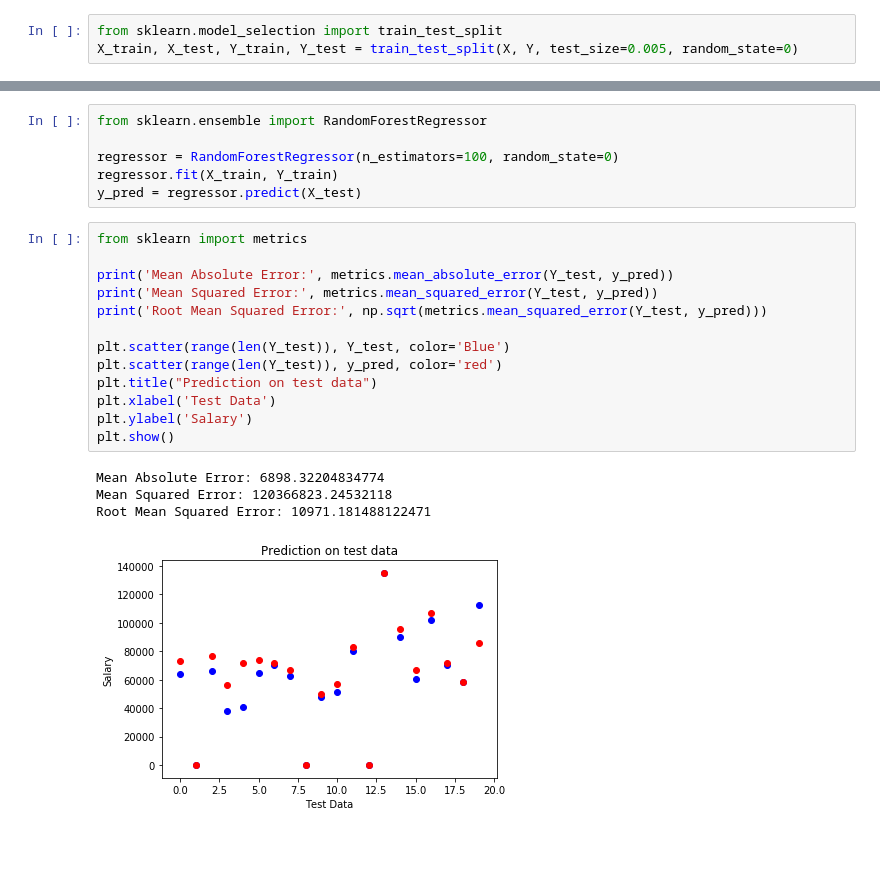
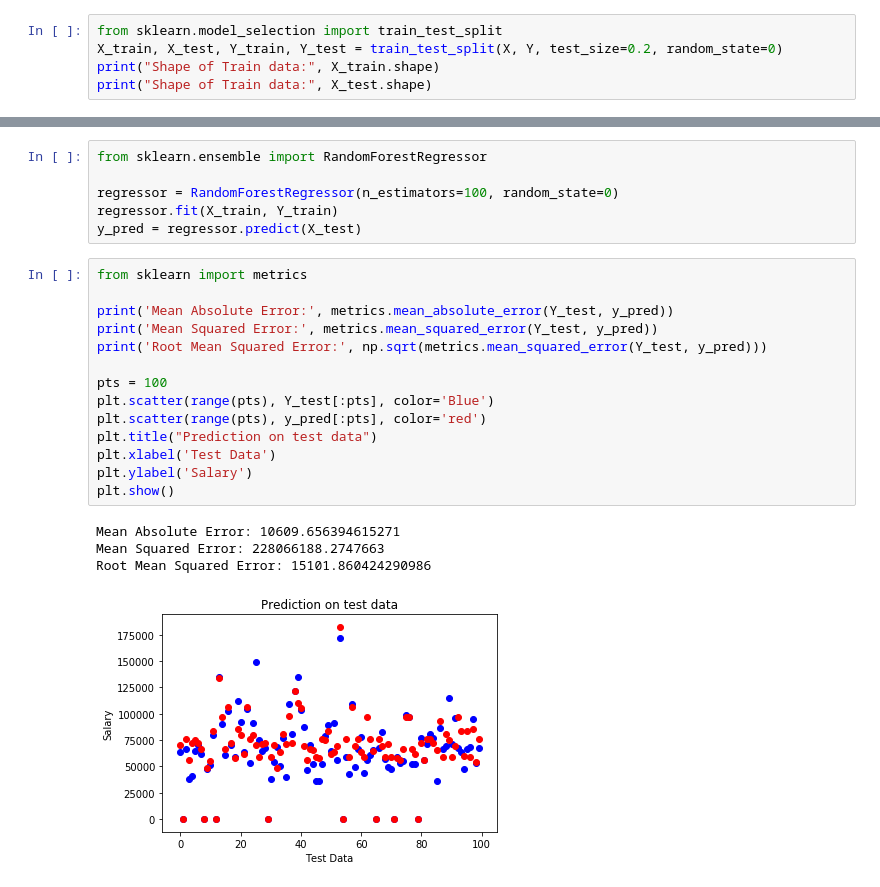
Before and after one commit to amrutask/DataPreparationProject, a Jupyter notebook: RegressionTrees.ipynb, the cells around one changed output, grey strips where cells are left out. Cells and saved outputs as stored; diff of their text form; blank space fills up the shorter version.

```diff
--- a/RegressionTrees.ipynb
+++ b/RegressionTrees.ipynb
@@ -122,4 +122,6 @@ X[:, 1]= labelencoder_X.fit_transform(X[:, 1])
 X[:, 2]= labelencoder_X.fit_transform(X[:, 2])
 # %%
 from sklearn.model_selection import train_test_split
-X_train, X_test, Y_train, Y_test = train_test_split(X, Y, test_size=0.005, random_state=0)
+X_train, X_test, Y_train, Y_test = train_test_split(X, Y, test_size=0.2, random_state=0)
+print("Shape of Train data:", X_train.shape)
+print("Shape of Train data:", X_test.shape)
@@ -138,21 +143,22 @@ y_pred = regressor.predict(X_test)
 # %%
 from sklearn import metrics
 
 print('Mean Absolute Error:', metrics.mean_absolute_error(Y_test, y_pred))
 print('Mean Squared Error:', metrics.mean_squared_error(Y_test, y_pred))
 print('Root Mean Squared Error:', np.sqrt(metrics.mean_squared_error(Y_test, y_pred)))
 
-plt.scatter(range(len(Y_test)), Y_test, color='Blue')
-plt.scatter(range(len(Y_test)), y_pred, color='red')
+pts = 100
+plt.scatter(range(pts), Y_test[:pts], color='Blue')
+plt.scatter(range(pts), y_pred[:pts], color='red')
 plt.title("Prediction on test data")
 plt.xlabel('Test Data')
 plt.ylabel('Salary')
 plt.show()
 # %% [output]
-Mean Absolute Error: 6898.32204834774
-Mean Squared Error: 120366823.24532118
-Root Mean Squared Error: 10971.181488122471
+Mean Absolute Error: 10609.656394615271
+Mean Squared Error: 228066188.2747663
+Root Mean Squared Error: 15101.860424290986
-[figure, old version]
+[figure, new version]
 # %%
 dot_data = StringIO()
 export_graphviz(regressor, out_file=dot_data,
```
Also changed, not shown: parts of 3 cells of this notebook.
